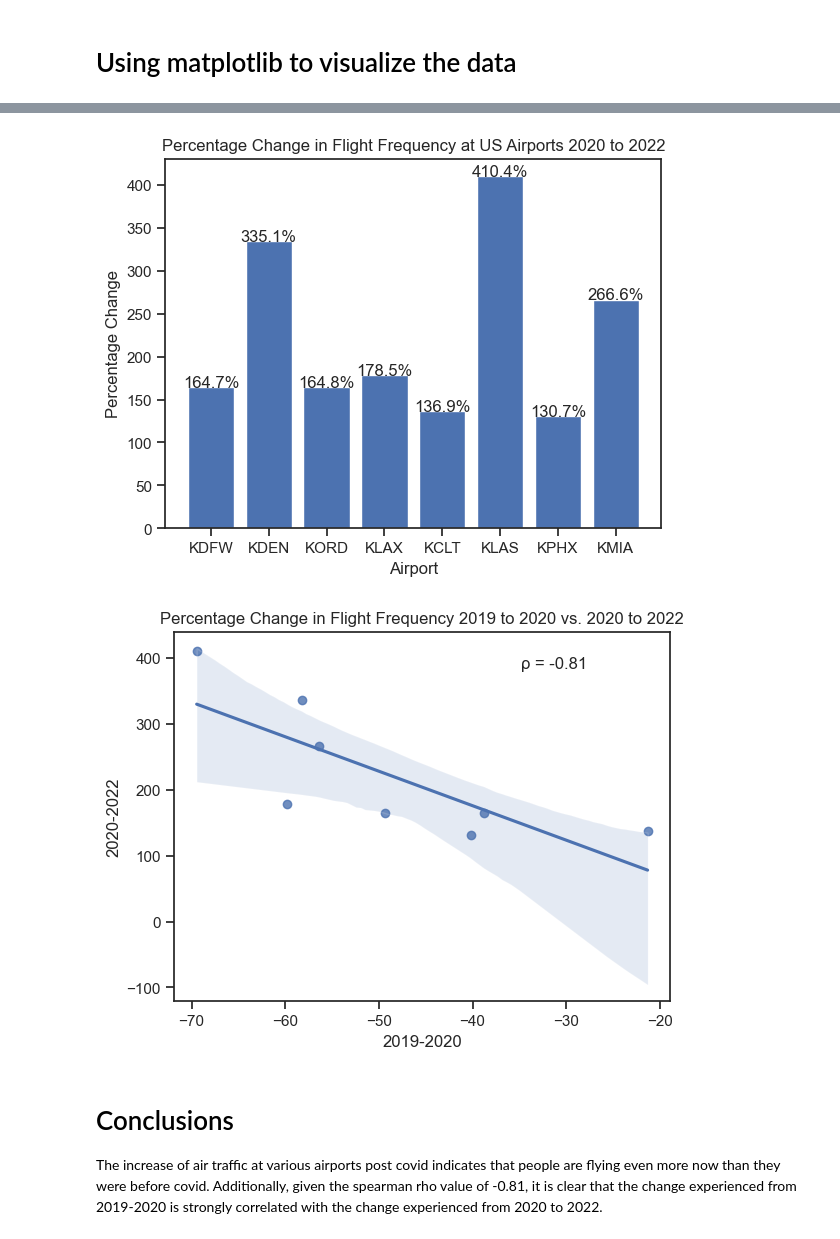
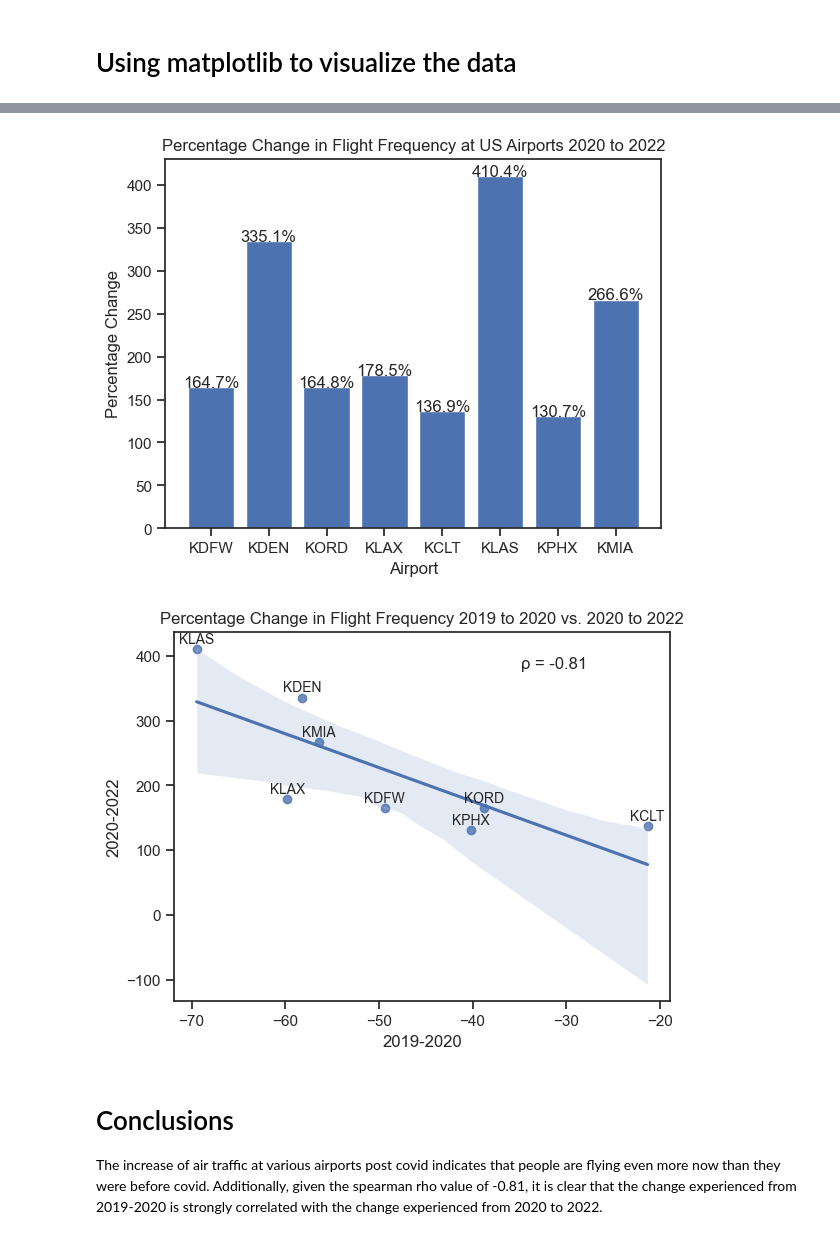
Before and after one commit to enodynowski/306-Final-Proj, a Jupyter notebook: finalproj.ipynb, the cells around one changed output, grey strips where cells are left out. Drawn from its saved outputs; the diff is of its cells as text; code cells hidden in the pictures.

Commit message:
added labels to the points in the regplot

```diff
--- a/finalproj.ipynb
+++ b/finalproj.ipynb
@@ -83,6 +83,7 @@ In January 2019 KMIA recorded 14097 flights. In March 2020 it recorded 6145. Thi
 # %%
 import matplotlib.pyplot as plt
 import seaborn as sns
+
 #create bar graph for percent change 2019 to 2020
 plt.bar(change_dict_19_20.keys(), change_dict_19_20.values())
 plt.xlabel('Airport')
@@ -92,36 +93,44 @@ for airport, change in change_dict_19_20.items():
     plt.text(airport, change, f"{change:.1f}%", ha='center')
 plt.show()
 
 #create a bar graph for percent change 2020 to 2022
 plt.bar(change_dict_20_22.keys(), change_dict_20_22.values())
 plt.xlabel('Airport')
 plt.ylabel('Percentage Change')
 plt.title('Percentage Change in Flight Frequency at US Airports 2020 to 2022')
 for airport, change in change_dict_20_22.items():
     plt.text(airport, change, f"{change:.1f}%", ha='center')
 plt.show()
 
 
+# create 2 new dataframes from the percent change dictionaries
 df1 = pd.DataFrame.from_dict(change_dict_19_20, orient='index', columns=['2019-2020'])
 df2 = pd.DataFrame.from_dict(change_dict_20_22, orient='index', columns=['2020-2022'])
 
+#concatenate them into one, replacing the index with the airport name
 df = pd.concat([df1, df2], axis=1).reset_index()
 df = df.rename(columns={'index': 'Airport'})
 
+#create a new df that has the spearman rho correlation coefficient matrix in it
 corr_df = df.corr(method='spearman', numeric_only=True)
+#extract the correct value and store it as a float
 spearman_rho = "{:.2f}".format((corr_df.at['2020-2022', '2019-2020']))
 
 
-
+#create the regplot using seaborn
 sns.set(style='ticks')
-sns.regplot(x='2019-2020', y='2020-2022', data=df)
+plot = sns.regplot(x='2019-2020', y='2020-2022', data=df)
 plt.title('Percentage Change in Flight Frequency 2019 to 2020 vs. 2020 to 2022')
+# add an annotation with the correlation coefficient
 plt.annotate(f'\u03C1 = {spearman_rho}', xy=(0.7, 0.9), xycoords='axes fraction')
+#label all the points on the regplot with their associated airport
+for i in range(len(df)):
+    plot.text(df['2019-2020'][i], df['2020-2022'][i]+10, df['Airport'][i], ha='center', fontsize=10)
 plt.show()
 # %% [output]
 [figure]
 [figure]
-[figure, old version]
+[figure, new version]
 # %% [markdown]
 # Conclusions
 
```
